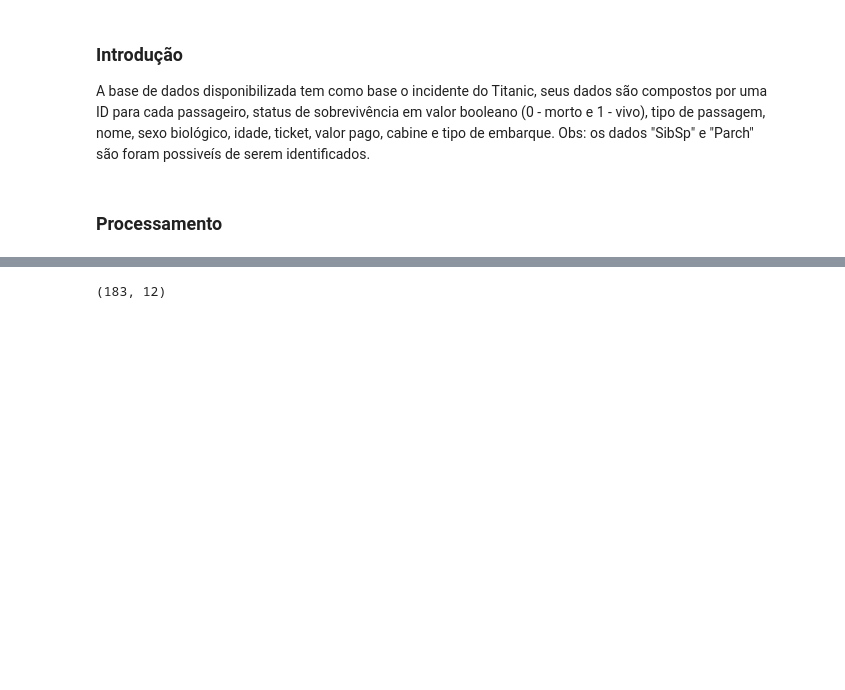
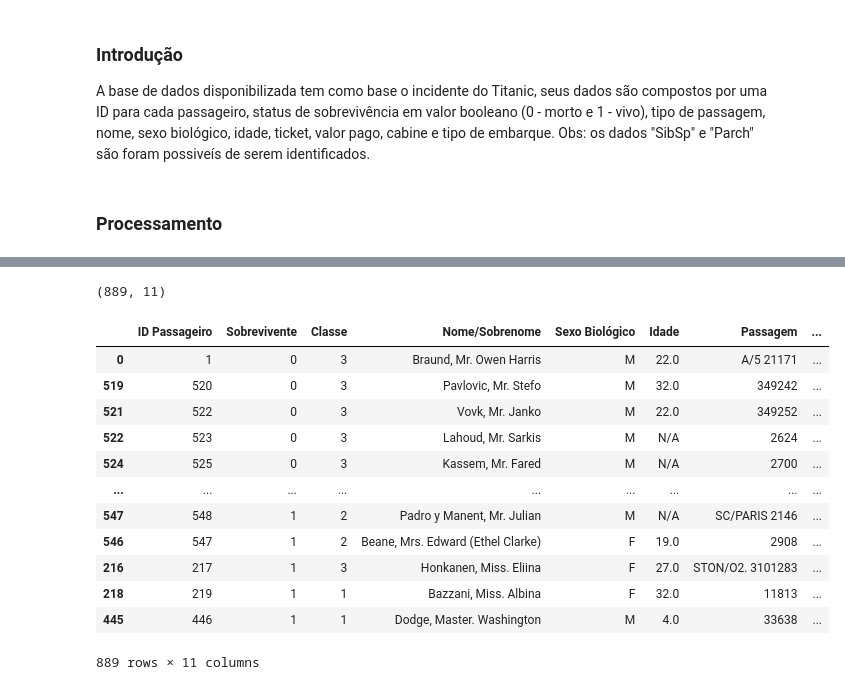
Before and after one commit to reprograma/on26-python-s11-pandas-numpy-I, a Jupyter notebook: exercicios/para-casa/atividade_casa.ipynb, the cells around one changed output, grey strips where cells are left out. Cells and saved outputs as stored; diff of their text form; code cells hidden in the pictures; blank space fills up the shorter version.

```diff
--- a/exercicios/para-casa/atividade_casa.ipynb
+++ b/exercicios/para-casa/atividade_casa.ipynb
@@ -80,10 +90,32 @@ Embarked         2
 dtype: int64
+# %%
+#Preenche valores nulos da coluna Idade, Cabine e Embarque
+df['Idade'] = df['Idade'].fillna('N/A')
+df['Cabine'] = df['Cabine'].fillna('N/A')
+df['Embrque'] = df['Embarque'].fillna('N/A')
 # %%
 #Remove nulos em colunas específicas
-df = df.dropna(subset=['Age', 'Cabin', 'Embarked'])
+df = df.dropna(subset=['Idade', 'Cabine', 'Embarque'])
 df.shape
 # %% [output]
-(183, 12)
+(889, 11)
+# %%
+#Sort de valores
+df.sort_values(by='Sobrevivente')
+# %% [output]
+|  | ID Passageiro | Sobrevivente | Classe | Nome/Sobrenome | Sexo Biológico | Idade | Passagem | ... |
+| 0 | 1 | 0 | 3 | Braund, Mr. Owen Harris | M | 22.0 | A/5 21171 | ... |
+| 519 | 520 | 0 | 3 | Pavlovic, Mr. Stefo | M | 32.0 | 349242 | ... |
+| 521 | 522 | 0 | 3 | Vovk, Mr. Janko | M | 22.0 | 349252 | ... |
+| 522 | 523 | 0 | 3 | Lahoud, Mr. Sarkis | M | N/A | 2624 | ... |
+| 524 | 525 | 0 | 3 | Kassem, Mr. Fared | M | N/A | 2700 | ... |
+| ... | ... | ... | ... | ... | ... | ... | ... | ... |
+| 547 | 548 | 1 | 2 | Padro y Manent, Mr. Julian | M | N/A | SC/PARIS 2146 | ... |
+| 546 | 547 | 1 | 2 | Beane, Mrs. Edward (Ethel Clarke) | F | 19.0 | 2908 | ... |
+| 216 | 217 | 1 | 3 | Honkanen, Miss. Eliina | F | 27.0 | STON/O2. 3101283 | ... |
+| 218 | 219 | 1 | 1 | Bazzani, Miss. Albina | F | 32.0 | 11813 | ... |
+| 445 | 446 | 1 | 1 | Dodge, Master. Washington | M | 4.0 | 33638 | ... |
+889 rows × 11 columns
 # %%
 #Lista colunas
 df.columns
```
Also changed, not shown: parts of 20 cells of this notebook, 1 other file.
